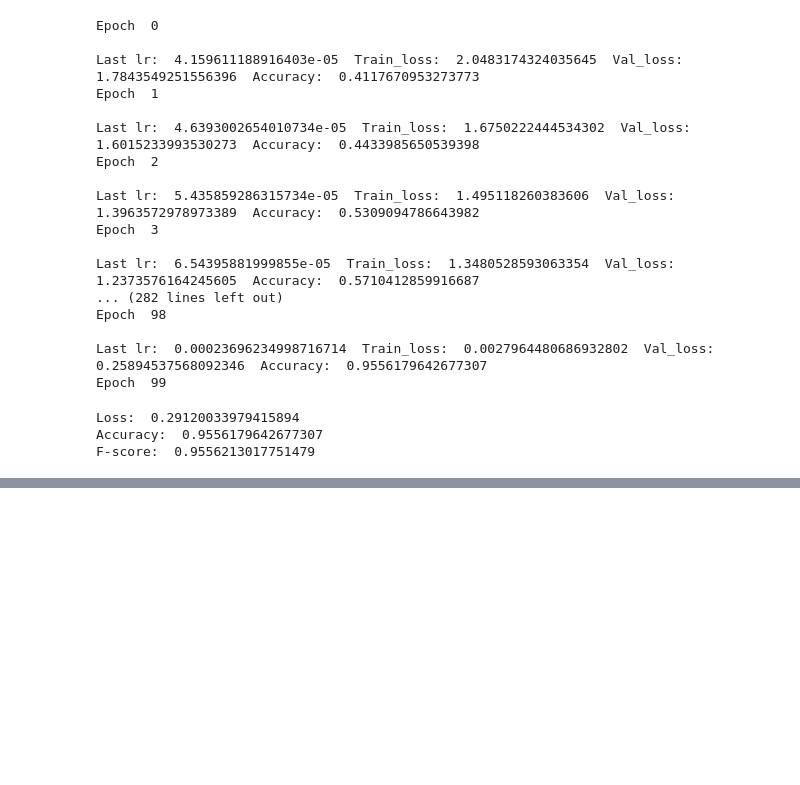
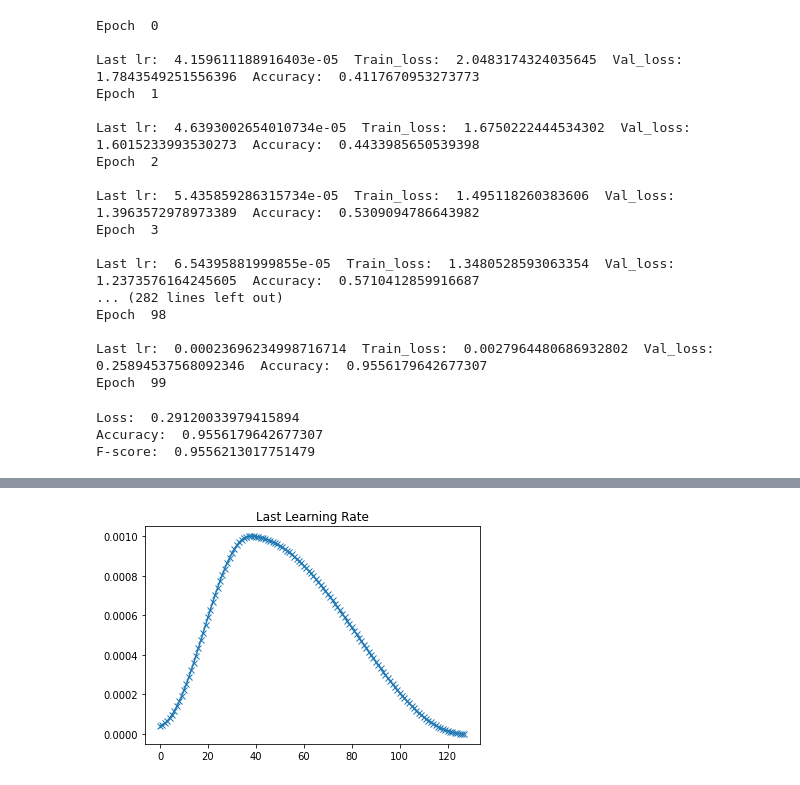
Before and after one commit to AyishaR/Spokendigit, a Jupyter notebook: Spokendigit_MFCCs.ipynb, the cells around one changed output, grey strips where cells are left out. Saved outputs shown, nothing was run; the diff lists cells and outputs as text; code cells hidden in the pictures; blank space fills up the shorter version.

```diff
--- a/Spokendigit_MFCCs.ipynb
+++ b/Spokendigit_MFCCs.ipynb
@@ -197,0 +218,4 @@ torch.save(model, '/content/spokendigit_lr_mfccs.pth')
+# %%
+plot(last_lr, 'Last Learning Rate')
+# %% [output]
+[figure, added]
```
Also changed, not shown: parts of 3 cells of this notebook.
